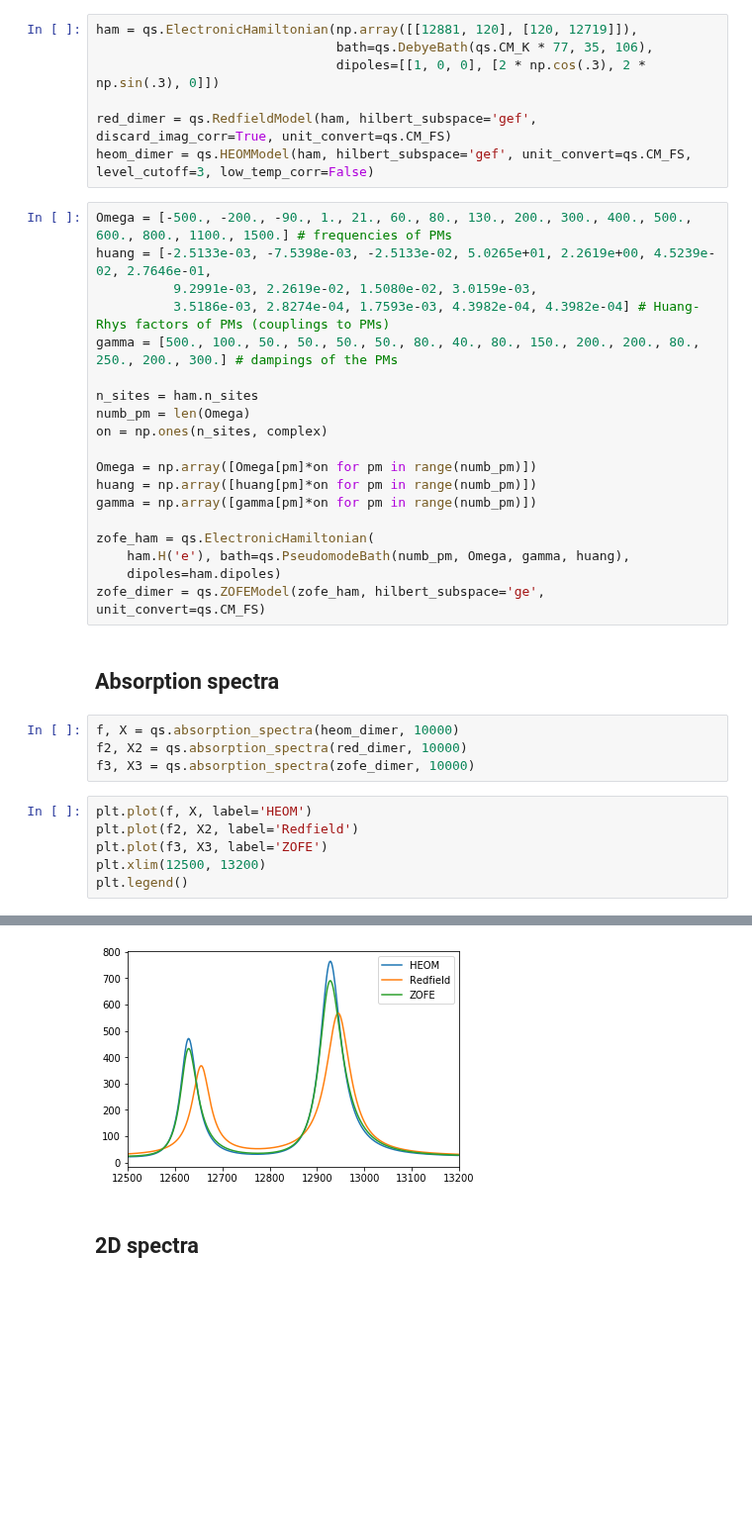
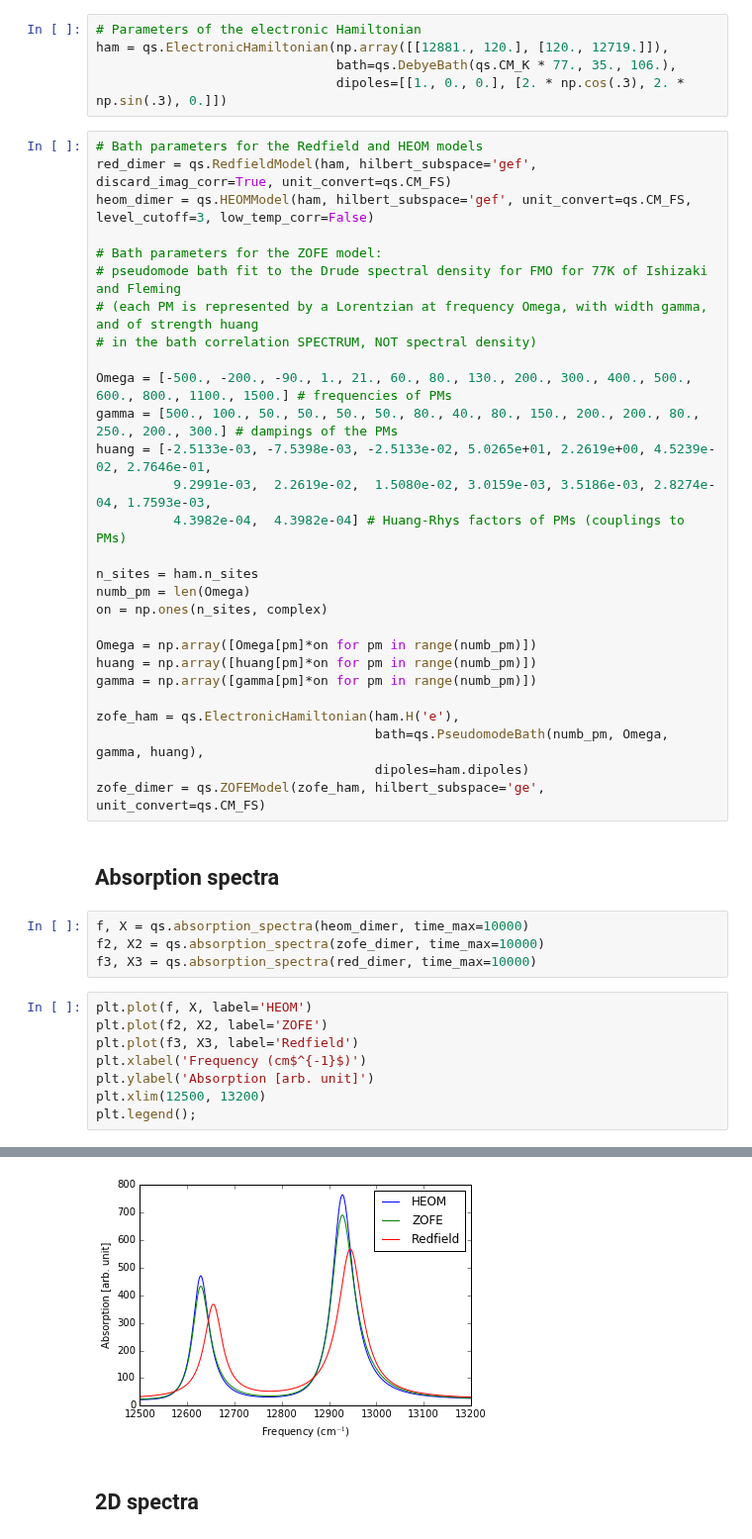
Before and after one commit to whaley-group-berkeley/qspectra, a Jupyter notebook: examples/HEOM vs Redfield vs ZOFE.ipynb, the cells around one changed output, grey strips where cells are left out. Shown at 99% size. Drawn from its saved outputs; the diff is of its cells as text; blank space fills up the shorter version.

Commit message:
Add title, subtitle and clean up "HEOMvsRedfieldvsZOFE"

```diff
--- a/examples/HEOM vs Redfield vs ZOFE.ipynb
+++ b/examples/HEOM vs Redfield vs ZOFE.ipynb
@@ -4,18 +8,25 @@ import numpy as np
 import matplotlib.pyplot as plt
 %matplotlib inline
 # %%
-ham = qs.ElectronicHamiltonian(np.array([[12881, 120], [120, 12719]]),
-                               bath=qs.DebyeBath(qs.CM_K * 77, 35, 106),
-                               dipoles=[[1, 0, 0], [2 * np.cos(.3), 2 * np.sin(.3), 0]])
-
-red_dimer = qs.RedfieldModel(ham, hilbert_subspace='gef', discard_imag_corr=True, unit_convert=qs.CM_FS)
-heom_dimer = qs.HEOMModel(ham, hilbert_subspace='gef', unit_convert=qs.CM_FS, level_cutoff=3, low_temp_corr=False)
+# Parameters of the electronic Hamiltonian
+ham = qs.ElectronicHamiltonian(np.array([[12881., 120.], [120., 12719.]]),
+                               bath=qs.DebyeBath(qs.CM_K * 77., 35., 106.),
+                               dipoles=[[1., 0., 0.], [2. * np.cos(.3), 2. * np.sin(.3), 0.]])
 # %%
+# Bath parameters for the Redfield and HEOM models
+red_dimer = qs.RedfieldModel(ham, hilbert_subspace='gef', discard_imag_corr=True, unit_convert=qs.CM_FS)
+heom_dimer = qs.HEOMModel(ham, hilbert_subspace='gef', unit_convert=qs.CM_FS, level_cutoff=3, low_temp_corr=False)
+
+# Bath parameters for the ZOFE model:
+# pseudomode bath fit to the Drude spectral density for FMO for 77K of Ishizaki and Fleming
+# (each PM is represented by a Lorentzian at frequency Omega, with width gamma, and of strength huang
+# in the bath correlation SPECTRUM, NOT spectral density)
+
 Omega = [-500., -200., -90., 1., 21., 60., 80., 130., 200., 300., 400., 500., 600., 800., 1100., 1500.] # frequencies of PMs
+gamma = [500., 100., 50., 50., 50., 50., 80., 40., 80., 150., 200., 200., 80., 250., 200., 300.] # dampings of the PMs
 huang = [-2.5133e-03, -7.5398e-03, -2.5133e-02, 5.0265e+01, 2.2619e+00, 4.5239e-02, 2.7646e-01,
-          9.2991e-03, 2.2619e-02, 1.5080e-02, 3.0159e-03,
-          3.5186e-03, 2.8274e-04, 1.7593e-03, 4.3982e-04, 4.3982e-04] # Huang-Rhys factors of PMs (couplings to PMs)
-gamma = [500., 100., 50., 50., 50., 50., 80., 40., 80., 150., 200., 200., 80., 250., 200., 300.] # dampings of the PMs
+          9.2991e-03,  2.2619e-02,  1.5080e-02, 3.0159e-03, 3.5186e-03, 2.8274e-04, 1.7593e-03,
+          4.3982e-04,  4.3982e-04] # Huang-Rhys factors of PMs (couplings to PMs)
 
 n_sites = ham.n_sites
 numb_pm = len(Omega)
@@ -25,20 +36,22 @@ Omega = np.array([Omega[pm]*on for pm in range(numb_pm)])
 huang = np.array([huang[pm]*on for pm in range(numb_pm)])
 gamma = np.array([gamma[pm]*on for pm in range(numb_pm)])
 
-zofe_ham = qs.ElectronicHamiltonian(
-    ham.H('e'), bath=qs.PseudomodeBath(numb_pm, Omega, gamma, huang),
-    dipoles=ham.dipoles)
+zofe_ham = qs.ElectronicHamiltonian(ham.H('e'),
+                                    bath=qs.PseudomodeBath(numb_pm, Omega, gamma, huang),
+                                    dipoles=ham.dipoles)
 zofe_dimer = qs.ZOFEModel(zofe_ham, hilbert_subspace='ge', unit_convert=qs.CM_FS)
 # %% [markdown]
 ## Absorption spectra
 # %%
-f, X = qs.absorption_spectra(heom_dimer, 10000)
-f2, X2 = qs.absorption_spectra(red_dimer, 10000)
-f3, X3 = qs.absorption_spectra(zofe_dimer, 10000)
+f, X = qs.absorption_spectra(heom_dimer, time_max=10000)
+f2, X2 = qs.absorption_spectra(zofe_dimer, time_max=10000)
+f3, X3 = qs.absorption_spectra(red_dimer, time_max=10000)
 # %%
 plt.plot(f, X, label='HEOM')
-plt.plot(f2, X2, label='Redfield')
-plt.plot(f3, X3, label='ZOFE')
+plt.plot(f2, X2, label='ZOFE')
+plt.plot(f3, X3, label='Redfield')
+plt.xlabel('Frequency (cm$^{-1}$)')
+plt.ylabel('Absorption [arb. unit]')
 plt.xlim(12500, 13200)
-plt.legend()
+plt.legend();
 # %% [output]
@@ -46,4 +58,4 @@ plt.legend()
-[figure, old version]
+[figure, new version]
 # %% [markdown]
 ## 2D spectra
 # %%
```
Also changed, not shown: parts of 3 cells of this notebook.
